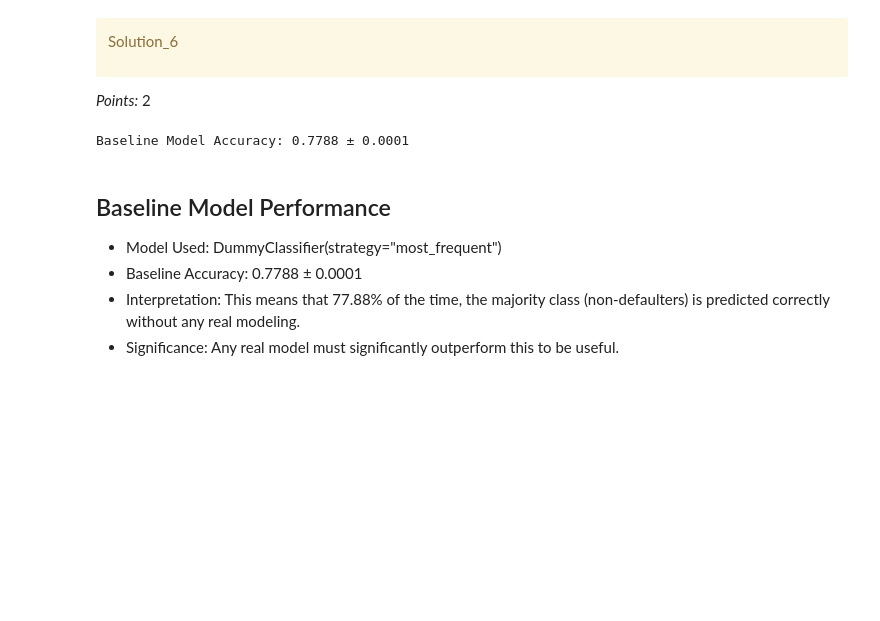
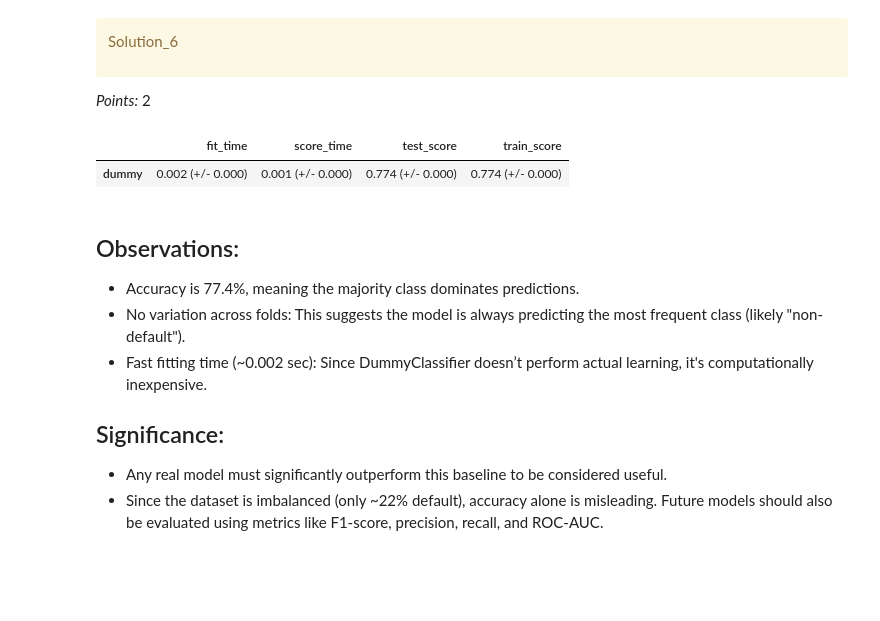
Before and after one commit to parthkumar-patel/hw5, a Jupyter notebook: hw5.ipynb, the cells around one changed output. Drawn from its saved outputs; the diff is of its cells as text; code cells hidden in the pictures; blank space fills up the shorter version.

```diff
--- a/hw5.ipynb
+++ b/hw5.ipynb
@@ -421,21 +480,3 @@ Solution_6
 </div>
 
 _Points:_ 2
-# %%
-# Define the baseline model (always predicts the most frequent class)
-baseline_model = DummyClassifier(strategy="most_frequent")
-
-# Cross-validation
-baseline_scores = cross_val_score(baseline_model, df.drop(columns=["default.payment.next.month"]),
-                                  df["default.payment.next.month"], cv=5, scoring="accuracy")
-
-# Print results
-print(f"Baseline Model Accuracy: {baseline_scores.mean():.4f} ± {baseline_scores.std():.4f}")
-# %% [output]
-Baseline Model Accuracy: 0.7788 ± 0.0001
-# %% [markdown]
-## Baseline Model Performance
-- Model Used: DummyClassifier(strategy="most_frequent")
-- Baseline Accuracy: 0.7788 ± 0.0001
-- Interpretation: This means that 77.88% of the time, the majority class (non-defaulters) is predicted correctly without any real modeling.
-- Significance: Any real model must significantly outperform this to be useful.
@@ -446,3 +483,54 @@ Baseline Model Accuracy: 0.7788 ± 0.0001
+# %%
+results_dict = {}
+
+def mean_std_cross_val_scores(model, X_train, y_train, **kwargs):
+    """
+    Returns mean and std of cross validation
+
+    Parameters
+    ----------
+    model :
+        scikit-learn model
+    X_train : numpy array or pandas DataFrame
+        X in the training data
+    y_train :
+        y in the training data
+
+    Returns
+    ----------
+        pandas Series with mean scores from cross_validation
+    """
+
+    scores = cross_validate(model, X_train, y_train, **kwargs)
+
+    mean_scores = pd.DataFrame(scores).mean()
+    std_scores = pd.DataFrame(scores).std()
+    out_col = []
+
+    for i in range(len(mean_scores)):
+        out_col.append((f"%0.3f (+/- %0.3f)" % (mean_scores.iloc[i], std_scores.iloc[i])))
+
+    return pd.Series(data=out_col, index=mean_scores.index)
+# %%
+dummy_clf = DummyClassifier(random_state=123)
+pipe = make_pipeline(preprocessor, dummy_clf)
+results_dict["dummy"] = mean_std_cross_val_scores(
+    dummy_clf, X_train, y_train, cv=5, return_train_score=True
+)
+results_df = pd.DataFrame(results_dict).T
+results_df
+# %% [output]
+|  | fit_time | score_time | test_score | train_score |
+| dummy | 0.002 (+/- 0.000) | 0.001 (+/- 0.000) | 0.774 (+/- 0.000) | 0.774 (+/- 0.000) |
+# %% [markdown]
+## Observations:
+- Accuracy is 77.4%, meaning the majority class dominates predictions.
+- No variation across folds: This suggests the model is always predicting the most frequent class (likely "non-default").
+- Fast fitting time (~0.002 sec): Since DummyClassifier doesn’t perform actual learning, it's computationally inexpensive.
+
+## Significance:
+- Any real model must significantly outperform this baseline to be considered useful.
+- Since the dataset is imbalanced (only ~22% default), accuracy alone is misleading. Future models should also be evaluated using metrics like F1-score, precision, recall, and ROC-AUC.
 # %% [markdown]
 <!-- END QUESTION -->
 
```
Also changed, not shown: parts of 34 cells of this notebook, 1 other file.
